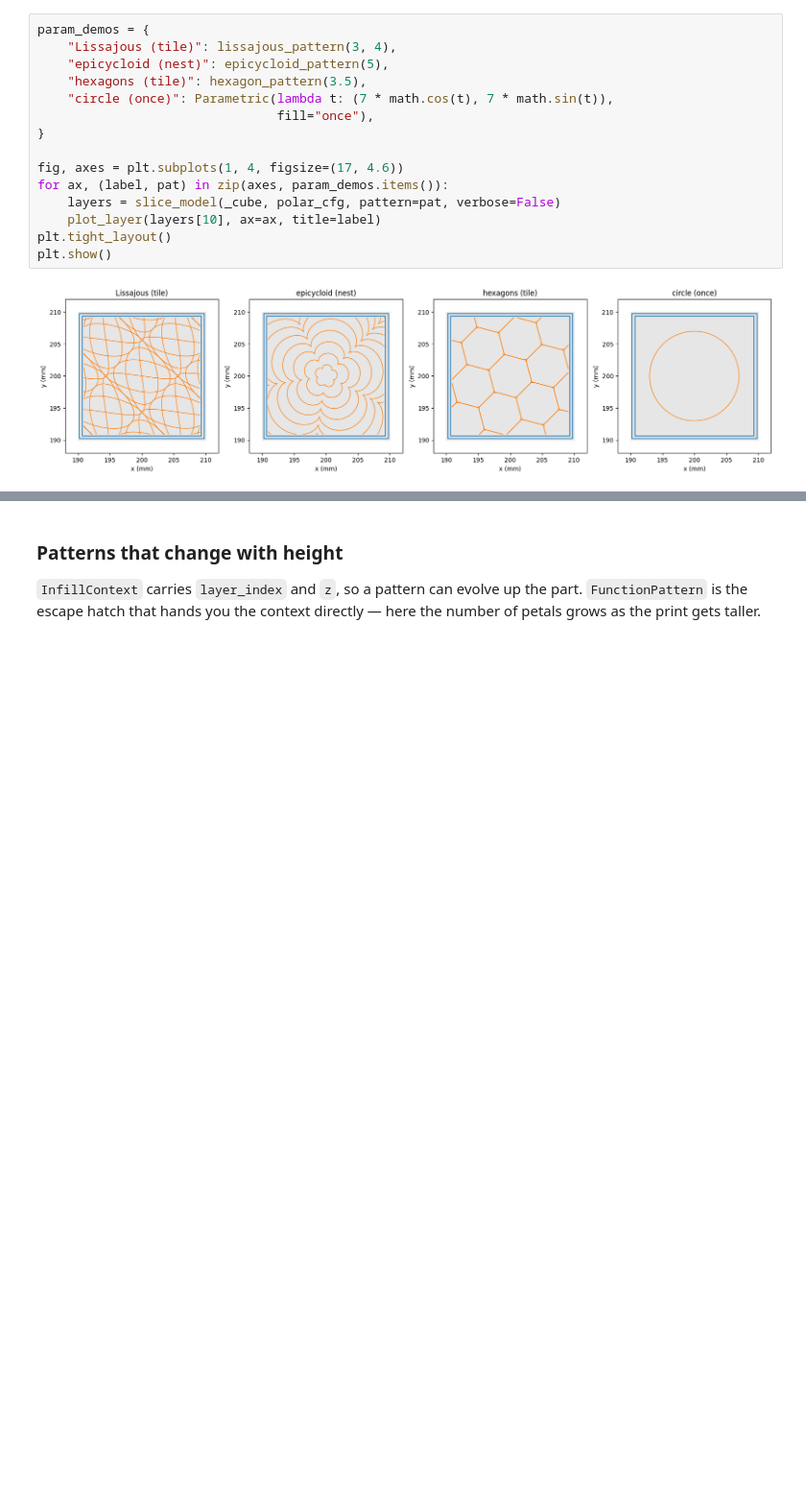
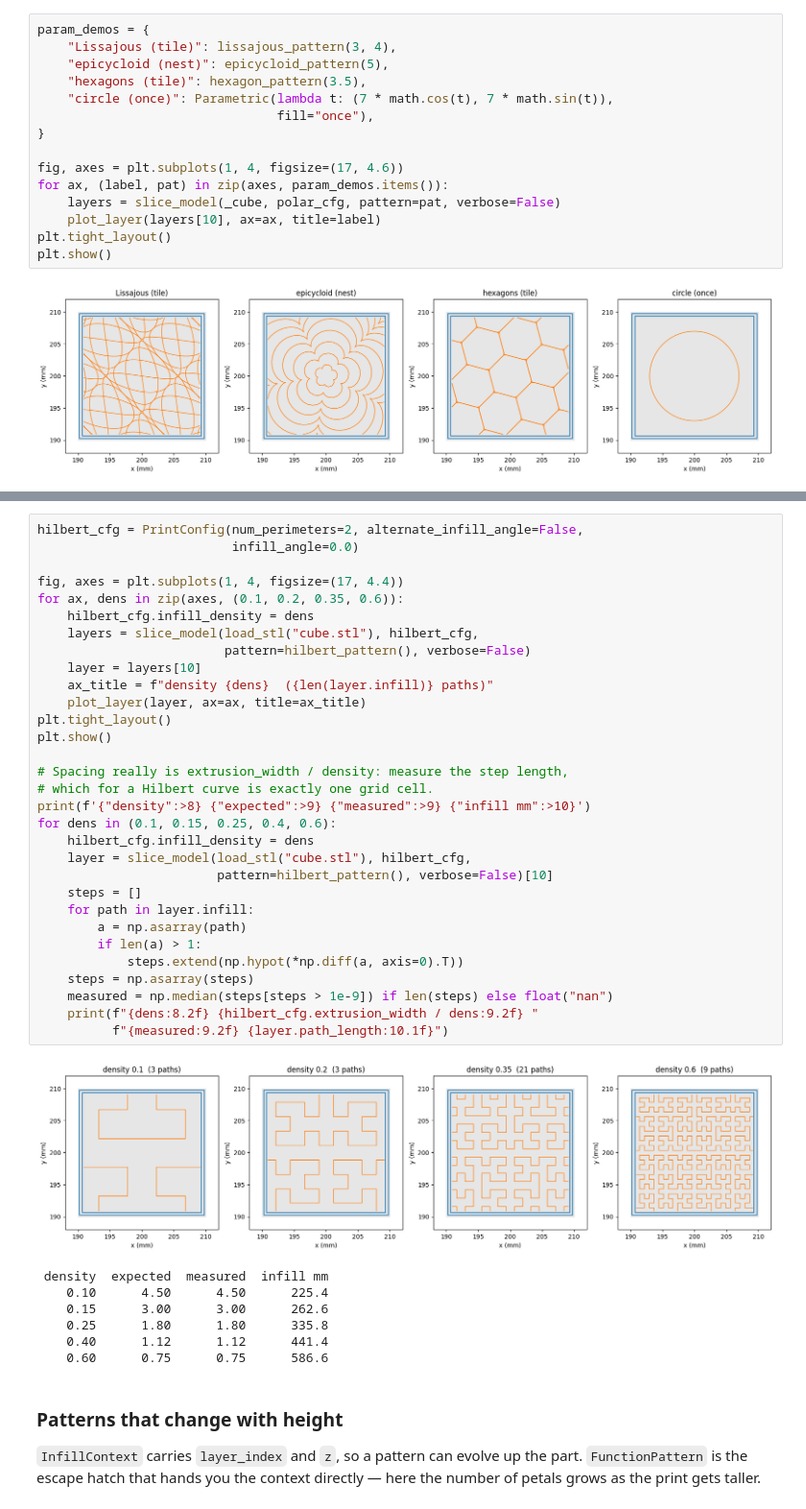
Before and after one commit to scott-abbott/math-lab, a Jupyter notebook: custom infill/slicer.ipynb, the cells around one changed output, grey strips where cells are left out. Shown at 96% size. Cells and saved outputs as stored; diff of their text form; blank space fills up the shorter version.

```diff
--- a/custom infill/slicer.ipynb
+++ b/custom infill/slicer.ipynb
@@ -1467,3 +1568,42 @@ plt.show()
+# %%
+hilbert_cfg = PrintConfig(num_perimeters=2, alternate_infill_angle=False,
+                          infill_angle=0.0)
+
+fig, axes = plt.subplots(1, 4, figsize=(17, 4.4))
+for ax, dens in zip(axes, (0.1, 0.2, 0.35, 0.6)):
+    hilbert_cfg.infill_density = dens
+    layers = slice_model(load_stl("cube.stl"), hilbert_cfg,
+                         pattern=hilbert_pattern(), verbose=False)
+    layer = layers[10]
+    ax_title = f"density {dens}  ({len(layer.infill)} paths)"
+    plot_layer(layer, ax=ax, title=ax_title)
+plt.tight_layout()
+plt.show()
+
+# Spacing really is extrusion_width / density: measure the step length,
+# which for a Hilbert curve is exactly one grid cell.
+print(f'{"density":>8} {"expected":>9} {"measured":>9} {"infill mm":>10}')
+for dens in (0.1, 0.15, 0.25, 0.4, 0.6):
+    hilbert_cfg.infill_density = dens
+    layer = slice_model(load_stl("cube.stl"), hilbert_cfg,
+                        pattern=hilbert_pattern(), verbose=False)[10]
+    steps = []
+    for path in layer.infill:
+        a = np.asarray(path)
+        if len(a) > 1:
+            steps.extend(np.hypot(*np.diff(a, axis=0).T))
+    steps = np.asarray(steps)
+    measured = np.median(steps[steps > 1e-9]) if len(steps) else float("nan")
+    print(f"{dens:8.2f} {hilbert_cfg.extrusion_width / dens:9.2f} "
+          f"{measured:9.2f} {layer.path_length:10.1f}")
+# %% [output]
+[figure, added]
+ density  expected  measured  infill mm
+    0.10      4.50      4.50      225.4
+    0.15      3.00      3.00      262.6
+    0.25      1.80      1.80      335.8
+    0.40      1.12      1.12      441.4
+    0.60      0.75      0.75      586.6
 # %% [markdown]
 ### Patterns that change with height
 
```
Also changed, not shown: parts of 8 cells of this notebook.
